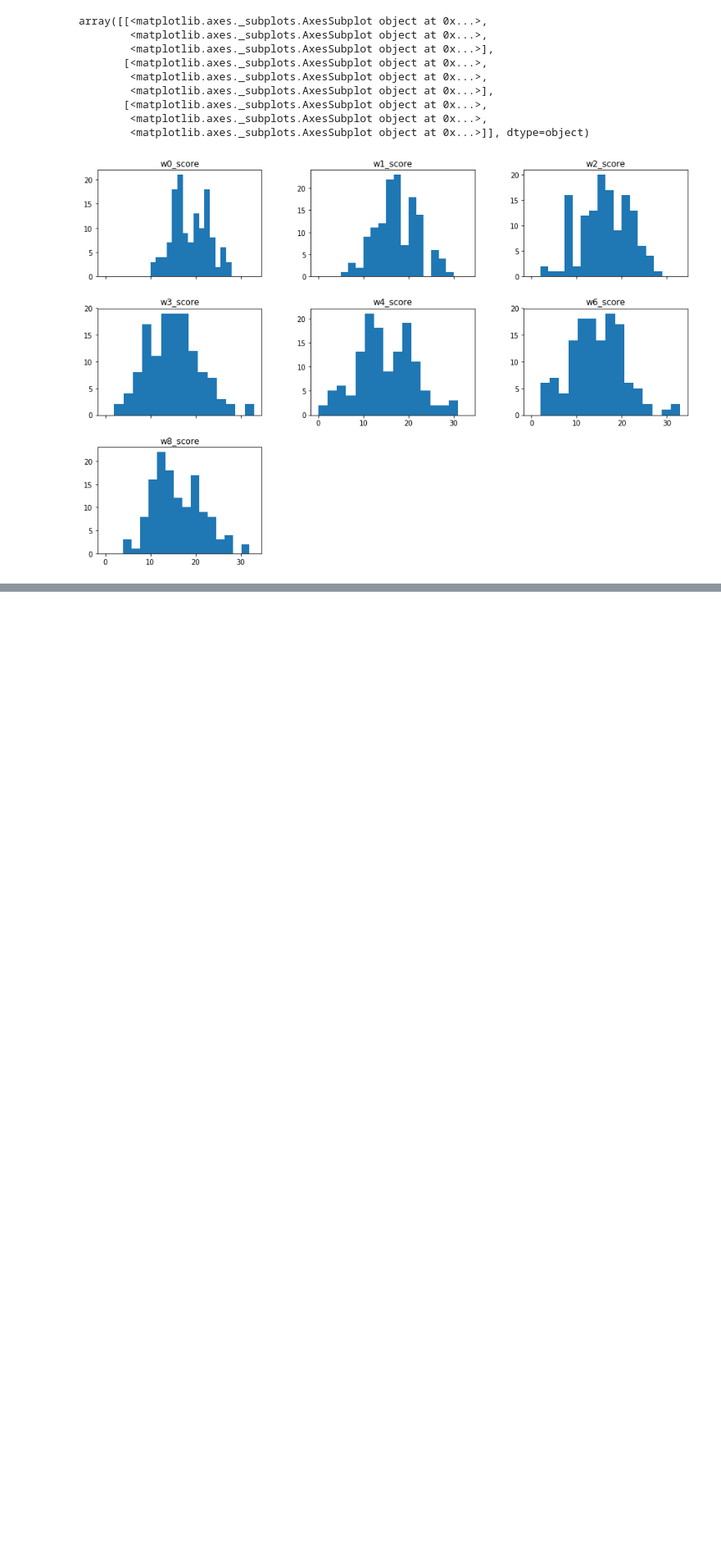
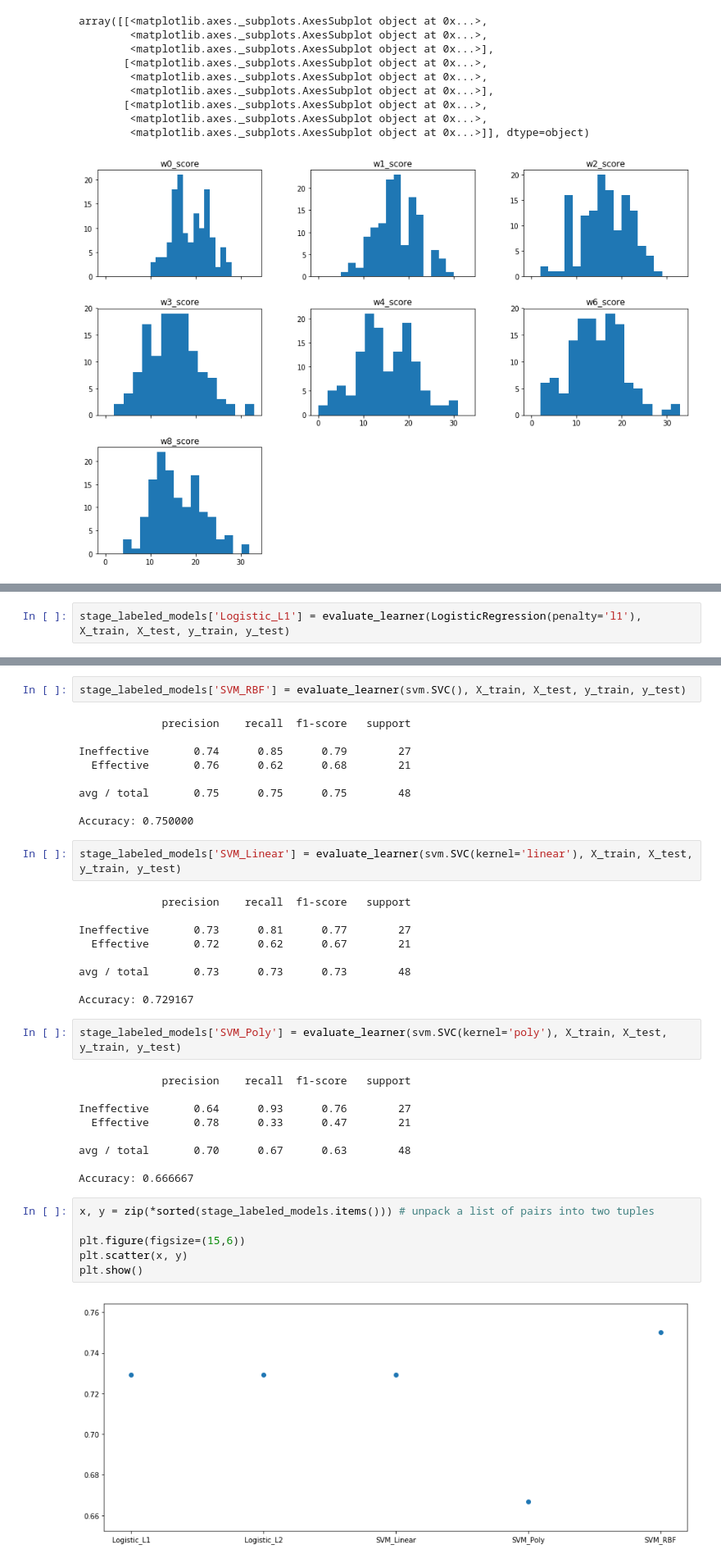
Before and after one commit to moduIo/Clinical-Depression-Study, a Jupyter notebook: main.ipynb, the cells around one changed output, grey strips where cells are left out. Shown at 82% size. Drawn from its saved outputs; the diff is of its cells as text; blank space fills up the shorter version.

Commit message:
Add new untuned models

```diff
--- a/main.ipynb
+++ b/main.ipynb
@@ -527,0 +550,2 @@ array([[<matplotlib.axes._subplots.AxesSubplot object at 0x...>,
+# %%
+stage_labeled_models['Logistic_L1'] = evaluate_learner(LogisticRegression(penalty='l1'), X_train, X_test, y_train, y_test)
@@ -527,0 +561,41 @@ array([[<matplotlib.axes._subplots.AxesSubplot object at 0x...>,
+# %%
+stage_labeled_models['SVM_RBF'] = evaluate_learner(svm.SVC(), X_train, X_test, y_train, y_test)
+# %% [output]
+             precision    recall  f1-score   support
+
+Ineffective       0.74      0.85      0.79        27
+  Effective       0.76      0.62      0.68        21
+
+avg / total       0.75      0.75      0.75        48
+
+Accuracy: 0.750000
+# %%
+stage_labeled_models['SVM_Linear'] = evaluate_learner(svm.SVC(kernel='linear'), X_train, X_test, y_train, y_test)
+# %% [output]
+             precision    recall  f1-score   support
+
+Ineffective       0.73      0.81      0.77        27
+  Effective       0.72      0.62      0.67        21
+
+avg / total       0.73      0.73      0.73        48
+
+Accuracy: 0.729167
+# %%
+stage_labeled_models['SVM_Poly'] = evaluate_learner(svm.SVC(kernel='poly'), X_train, X_test, y_train, y_test)
+# %% [output]
+             precision    recall  f1-score   support
+
+Ineffective       0.64      0.93      0.76        27
+  Effective       0.78      0.33      0.47        21
+
+avg / total       0.70      0.67      0.63        48
+
+Accuracy: 0.666667
+# %%
+x, y = zip(*sorted(stage_labeled_models.items())) # unpack a list of pairs into two tuples
+
+plt.figure(figsize=(15,6))
+plt.scatter(x, y)
+plt.show()
+# %% [output]
+[figure, added]
```
Also changed, not shown: parts of 7 cells of this notebook.
